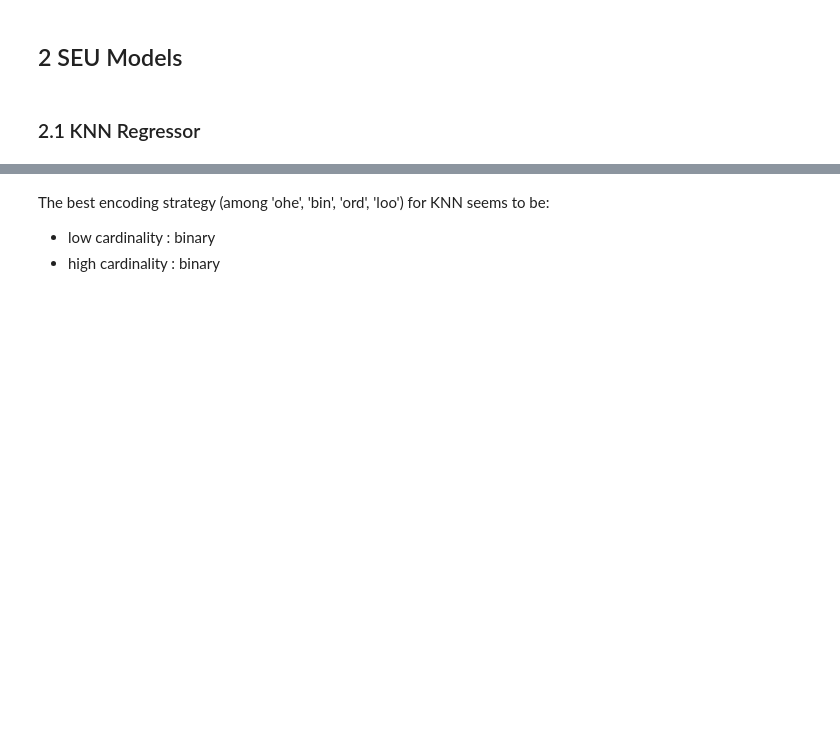
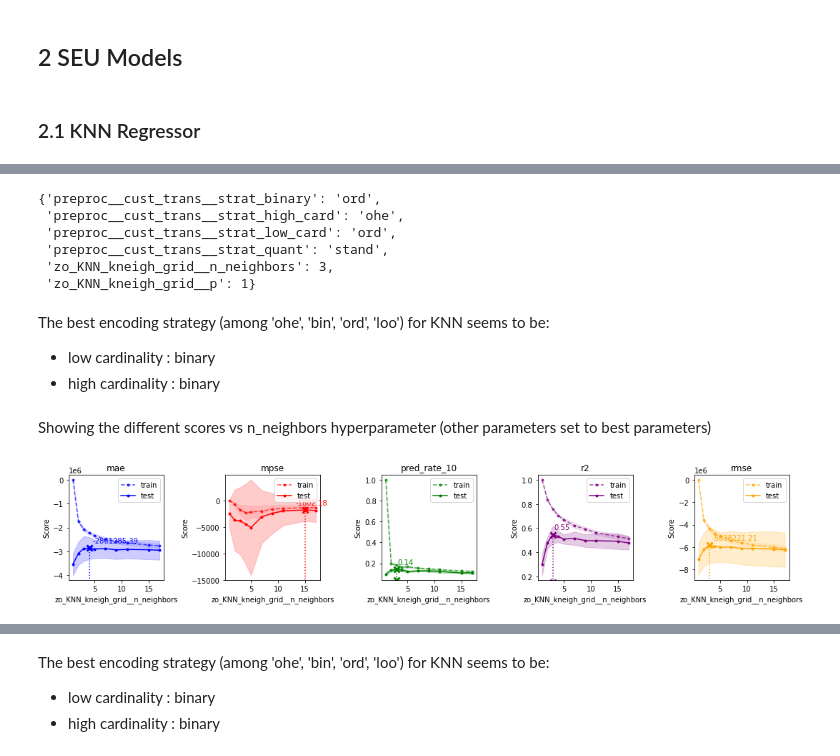
Before and after one commit to SmellyArmure/OC_DS_Project4, a Jupyter notebook: NOTEBOOKS/P4_Modelling.ipynb, the cells around one changed output, grey strips where cells are left out. Drawn from its saved outputs; the diff is of its cells as text; code cells hidden in the pictures; blank space fills up the shorter version.

```diff
--- a/NOTEBOOKS/P4_Modelling.ipynb
+++ b/NOTEBOOKS/P4_Modelling.ipynb
@@ -693,0 +810,23 @@ Fitting 5 folds for each of 1600 candidates, totalling 8000 fits
+# %%
+# Best parameters
+dict_models[name_reg].best_params_
+# %% [output]
+{'preproc__cust_trans__strat_binary': 'ord',
+ 'preproc__cust_trans__strat_high_card': 'ohe',
+ 'preproc__cust_trans__strat_low_card': 'ord',
+ 'preproc__cust_trans__strat_quant': 'stand',
+ 'zo_KNN_kneigh_grid__n_neighbors': 3,
+ 'zo_KNN_kneigh_grid__p': 1}
+# %% [markdown]
+The best encoding strategy (among 'ohe', 'bin', 'ord', 'loo') for KNN seems to be:
+- low cardinality : binary
+- high cardinality : binary
+# %% [markdown]
+Showing the different scores vs n_neighbors hyperparameter (other parameters set to best parameters)
+# %%
+# Multiscoring with hyperparameter tuning
+scv = dict_models[name_reg]
+plot_scv_multi_scores(name_reg, scv, param = name_reg+'__n_neighbors',
+                      title = None, figsize = (15, 3))
+# %% [output]
+[figure, added]
```
Also changed, not shown: parts of 56 cells of this notebook, 8 other files.
